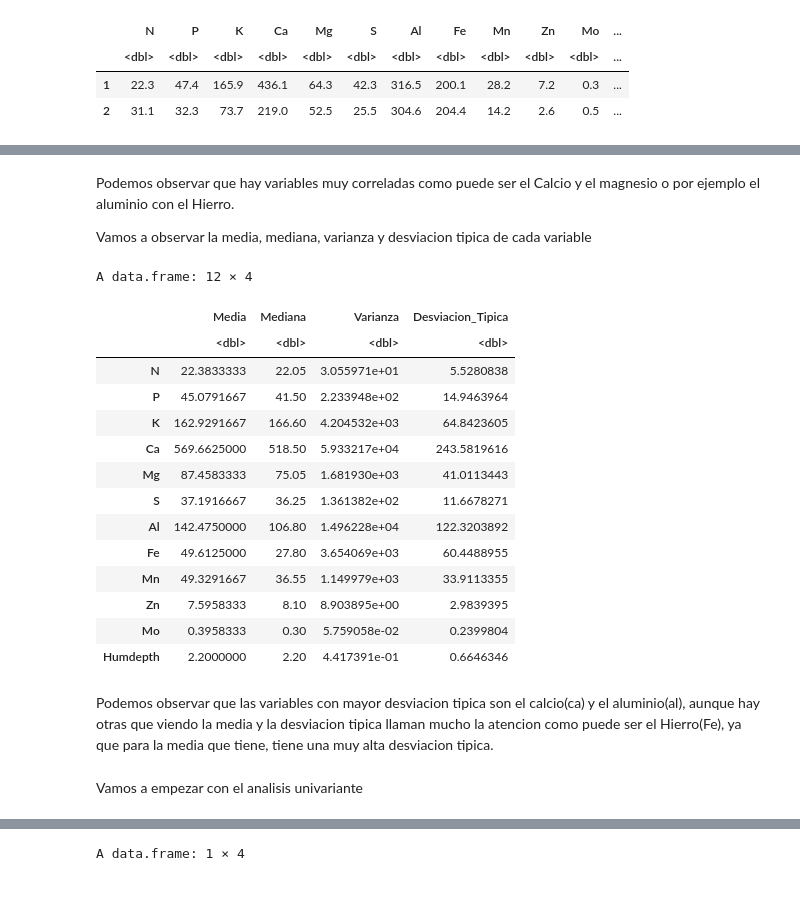
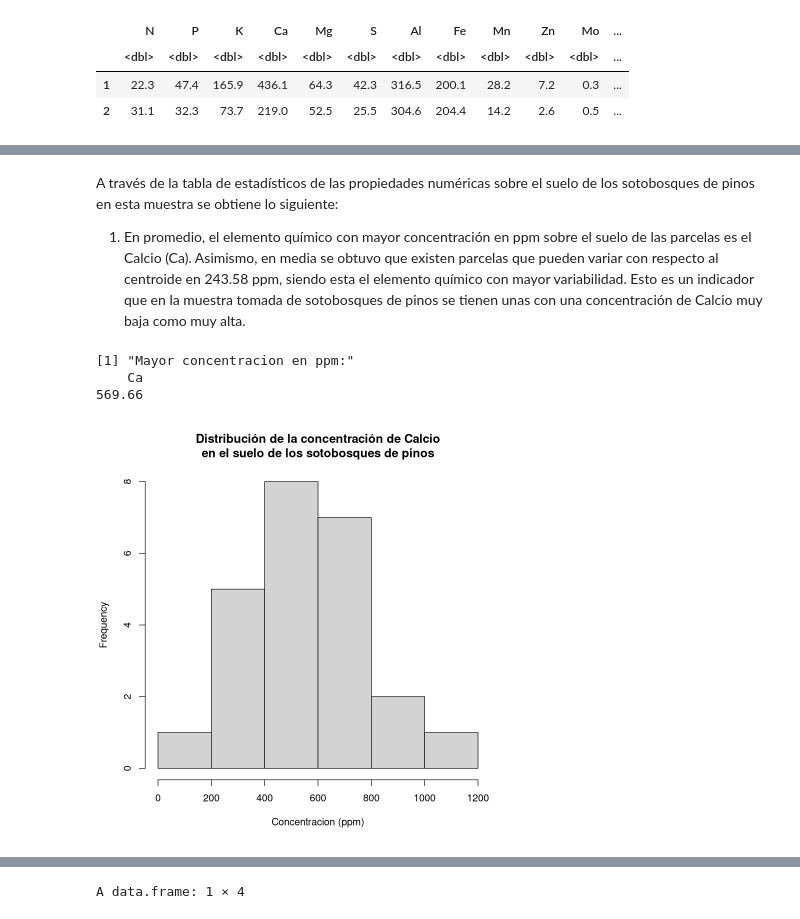
Before and after one commit to HugoVarelaSanchez/MEDAD_Vegetales, a Jupyter notebook: script.ipynb, the cells around one changed output, grey strips where cells are left out. Cells and saved outputs as stored; diff of their text form; code cells hidden in the pictures; blank space fills up the shorter version.

Commit message:
Creacion de la tabla de estadisticos

```diff
--- a/script.ipynb
+++ b/script.ipynb
@@ -44,37 +70,19 @@ pairs.panels(df_numeric, smooth = T, density = T, digits = 2, ellipses=T, method
-# %% [markdown]
-Podemos observar que hay variables muy correladas como puede ser el Calcio y el magnesio
-o por ejemplo el aluminio con el Hierro.
-
-Vamos a observar la media, mediana, varianza y desviacion tipica de cada variable
-# %%
-mmvs <- data.frame(
-  Media = sapply(df_numeric, mean),
-  Mediana = sapply(df_numeric, median),
-  Varianza = sapply(df_numeric, var),
-  Desviacion_Tipica = sapply(df_numeric, sd)
-)
-mmvs
-
-#mmvs viene de media, mediana, varianza, sd
-# %% [output]
-A data.frame: 12 × 4
-|  | Media | Mediana | Varianza | Desviacion_Tipica |
-|  | <dbl> | <dbl> | <dbl> | <dbl> |
-| N | 22.3833333 | 22.05 | 3.055971e+01 | 5.5280838 |
-| P | 45.0791667 | 41.50 | 2.233948e+02 | 14.9463964 |
-| K | 162.9291667 | 166.60 | 4.204532e+03 | 64.8423605 |
-| Ca | 569.6625000 | 518.50 | 5.933217e+04 | 243.5819616 |
-| Mg | 87.4583333 | 75.05 | 1.681930e+03 | 41.0113443 |
-| S | 37.1916667 | 36.25 | 1.361382e+02 | 11.6678271 |
-| Al | 142.4750000 | 106.80 | 1.496228e+04 | 122.3203892 |
-| Fe | 49.6125000 | 27.80 | 3.654069e+03 | 60.4488955 |
-| Mn | 49.3291667 | 36.55 | 1.149979e+03 | 33.9113355 |
-| Zn | 7.5958333 | 8.10 | 8.903895e+00 | 2.9839395 |
-| Mo | 0.3958333 | 0.30 | 5.759058e-02 | 0.2399804 |
-| Humdepth | 2.2000000 | 2.20 | 4.417391e-01 | 0.6646346 |
 # %% [markdown]
-Podemos observar que las variables con mayor desviacion tipica son el calcio(ca) y el aluminio(al), aunque
-hay otras que viendo la media y la desviacion tipica llaman mucho la atencion como puede ser el Hierro(Fe), ya que
-para la media que tiene, tiene una muy alta desviacion tipica.
+A través de la tabla de estadísticos de las propiedades numéricas sobre el suelo de los sotobosques de pinos en esta muestra se obtiene lo siguiente:
+1. En promedio, el elemento químico con mayor concentración en ppm sobre el suelo de las parcelas es el Calcio (Ca). Asimismo, en media se obtuvo que existen parcelas que pueden variar con respecto al centroide en 243.58 ppm, siendo esta el elemento químico con mayor variabilidad. Esto es un indicador que en la muestra tomada de sotobosques de pinos se tienen unas con una concentración de Calcio muy baja como muy alta.
-# %% [markdown]
-Vamos a empezar con el analisis univariante
+# %%
+ppm_mean <- stats_table[, "Mean"]
+names(ppm_mean) <- colnames(df_numeric)
+# Buscar la posicion del elemento quimico con menor y mayor concentracion en ppm
+max_ppm <- which.max(ppm_mean)
+print("Mayor concentracion en ppm:"); print(ppm_mean[max_ppm])
+# %% [output]
+[1] "Mayor concentracion en ppm:"
+    Ca
+569.66
+# %%
+hist(df_numeric$Ca,
+     xlab = "Concentracion (ppm)",
+     main = "Distribución de la concentración de Calcio\nen el suelo de los sotobosques de pinos")
+# %% [output]
+[figure, added]
```
Also changed, not shown: parts of 38 cells of this notebook.
